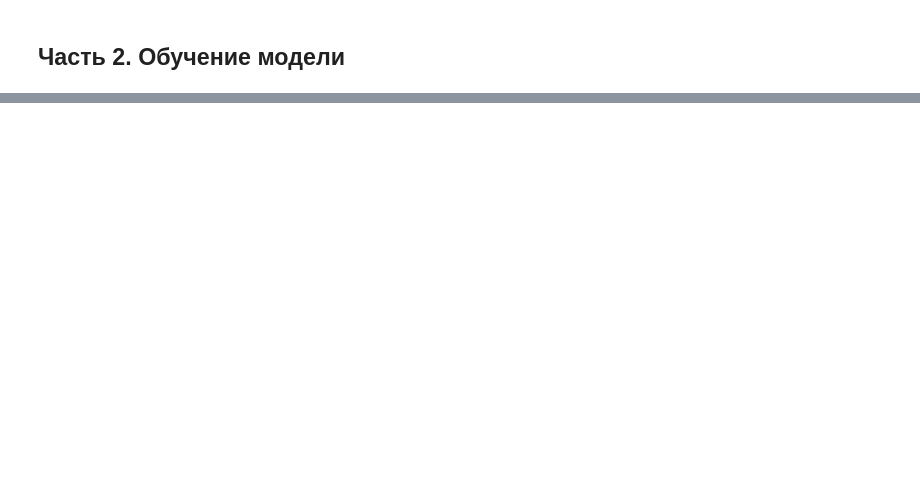
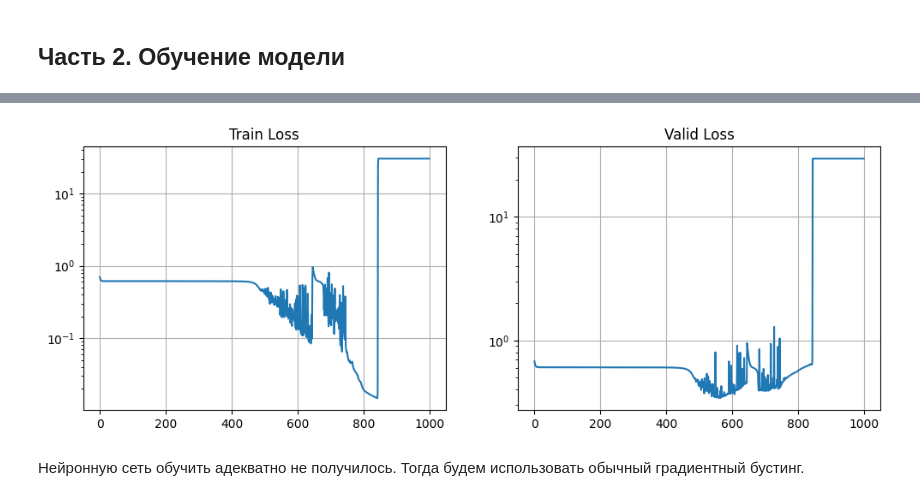
Before and after one commit to SIrRob525/Labs, a Jupyter notebook: Lab4/lab4.ipynb, the cells around one changed output, grey strips where cells are left out. Saved outputs shown, nothing was run; the diff lists cells and outputs as text; code cells hidden in the pictures; blank space fills up the shorter version.

```diff
--- a/Lab4/lab4.ipynb
+++ b/Lab4/lab4.ipynb
@@ -86,0 +244,48 @@ df.sample(20)
+# %%
+from IPython.display import clear_output
+from matplotlib import pyplot as plt
+
+def show_losses(train_loss_hist, test_loss_hist):
+    clear_output()
+
+    plt.figure(figsize=(12,4))
+
+    plt.subplot(1, 2, 1)
+    plt.title('Train Loss')
+    plt.plot(np.arange(len(train_loss_hist)), train_loss_hist)
+    plt.yscale('log')
+    plt.grid()
+
+    plt.subplot(1, 2, 2)
+    plt.title('Valid Loss')
+    plt.plot(np.arange(len(test_loss_hist)), test_loss_hist)
+    plt.yscale('log')
+    plt.grid()
+
+    plt.show()
+# %%
+from torch.utils.data import random_split
+
+BATCH_SIZE = 100
+NUM_EPOCHS = 1000
+
+train, valid, test = random_split(dataset_torch, [0.6, 0.2, 0.2])
+train_loader = DataLoader(train, batch_size=BATCH_SIZE)
+valid_loader = DataLoader(valid, batch_size=BATCH_SIZE)
+test_loader = DataLoader(valid, batch_size=BATCH_SIZE)
+
+train_loss_hist = []
+valid_loss_hist = []
+
+for i in range(NUM_EPOCHS):
+    train_loss = run(model, train_loader, loss_function, optimizer)
+    train_loss_hist.append(train_loss)
+    valid_loss = run(model, valid_loader, loss_function)
+    valid_loss_hist.append(valid_loss)
+
+    if i % 100 == 99:
+        show_losses(train_loss_hist, valid_loss_hist)
+# %% [output]
+[figure, added]
+# %% [markdown]
+Нейронную сеть обучить адекватно не получилось. Тогда будем использовать обычный градиентный бустинг.
```
Also changed, not shown: parts of 27 cells of this notebook, 2 other files.
